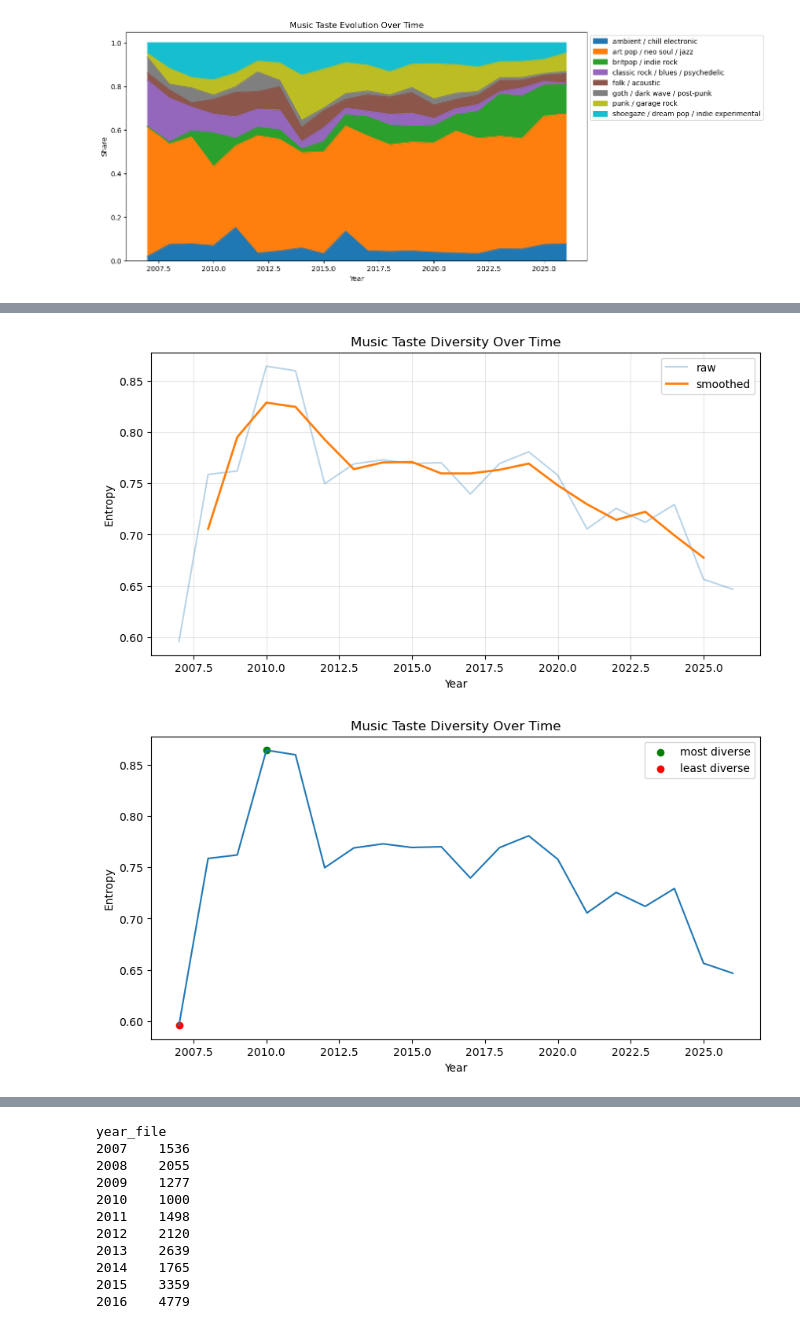
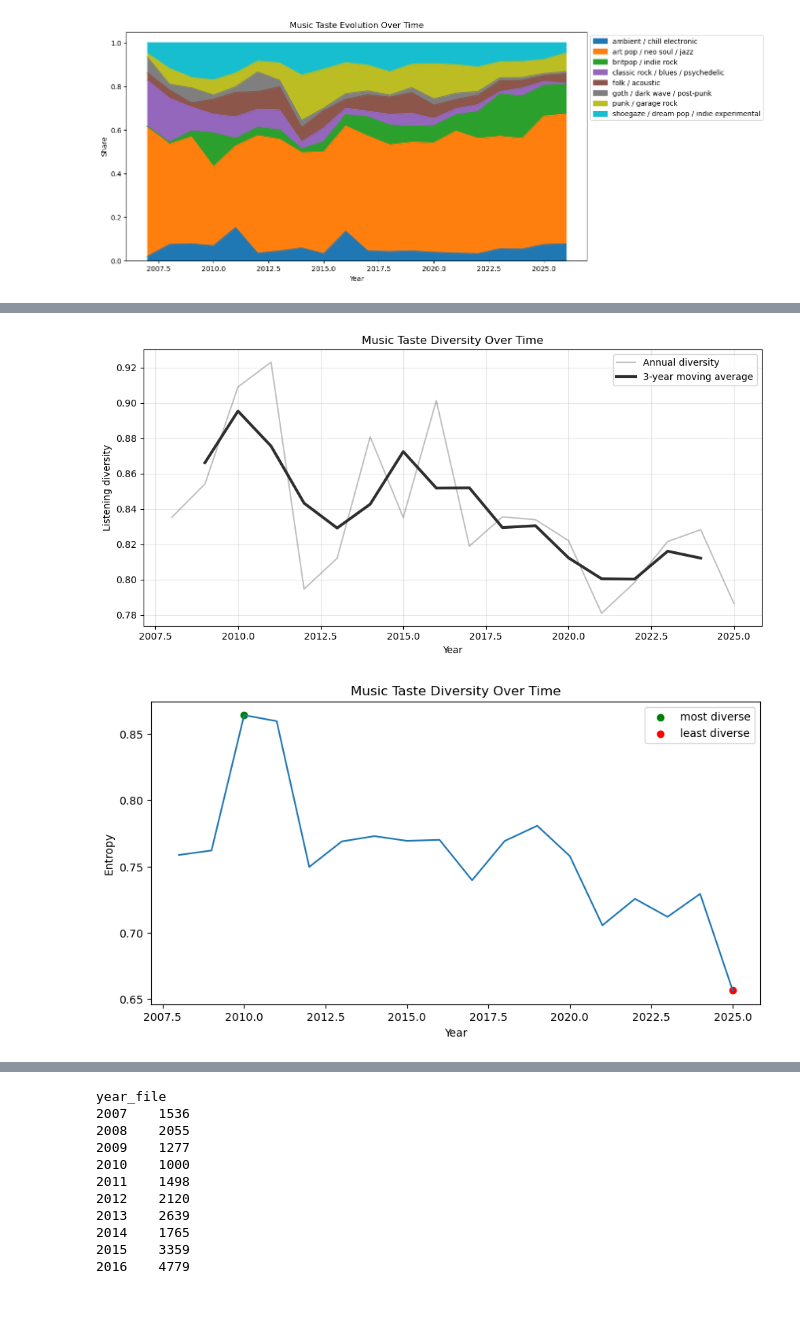
Before and after one commit to fredzell/music-mood-profiler, a Jupyter notebook: notebooks/06_lastfm_clusters_visualization_umap.ipynb, the cells around one changed output, grey strips where cells are left out. Drawn from its saved outputs; the diff is of its cells as text; code cells hidden in the pictures.

Commit message:
Updated charts

```diff
--- a/notebooks/06_lastfm_clusters_visualization_umap.ipynb
+++ b/notebooks/06_lastfm_clusters_visualization_umap.ipynb
@@ -137,35 +137,24 @@ model_df.head()
 | 2 | Incubus | Aqueous Transmission | 1199051161 | 2007 | incubus | aqueous transmission | [] | ['alternative rock' 'rock' 'alter... | ['american' 'indie' 'rock' 'alter... | ... |
 | 3 | Incubus | Under My Umbrella12DSGMS192 | 1199050947 | 2007 | incubus | under my umbrella | [] | ['alternative rock' 'rock' 'alter... | ['american' 'indie' 'rock' 'alter... | ... |
 | 4 | Incubus | Are You In11DSGMS192 | 1199050681 | 2007 | incubus | are you in | [] | ['alternative rock' 'rock' 'alter... | ['american' 'indie' 'rock' 'alter... | ... |
-# %%
-# Dominant mood per year
-
-mood_map = {
-    "ambient / chill electronic": "calm",
-    "art pop / neo soul / jazz": "smooth",
-    "britpop / indie rock": "nostalgic",
-    "classic rock / blues / psychedelic": "energetic",
-    "folk / acoustic": "soft",
-    "goth / dark wave / post-punk": "dark",
-    "punk / garage rock": "aggressive",
-    "shoegaze / dream pop / indie experimental": "dreamy"
-}
-
-model_df["mood_cluster"] = model_df["cluster_name"].map(mood_map)
+# %%
+# Years 2007 and 2026 are incomplete, so we will exclude them from the analysis
+analysis_df = model_df[
+    (model_df["year_file"] >= 2008)
+    & (model_df["year_file"] <= 2025)
+]
 # %%
-mood_counts = (
-    model_df.groupby(["year_file", "mood_cluster"])
+macro_counts = (
+    analysis_df
+    .groupby(["year_file", "macro_cluster_v2"])
     .size()
     .unstack(fill_value=0)
 )
-
-dominant_mood = mood_counts.idxmax(axis=1)
-# top2 = mood_counts.apply(lambda x: x.nlargest(2).index.tolist(), axis=1)
 # %%
 from scipy.stats import entropy
 import numpy as np
 
-mood_entropy = mood_counts.apply(lambda x: entropy(x), axis=1)
+macro_entropy = macro_counts.apply(entropy, axis=1)
 
-max_entropy = np.log(len(mood_counts.columns))
-mood_entropy_norm = mood_entropy / max_entropy
+max_entropy = np.log(len(macro_counts.columns))
+macro_entropy_norm = macro_entropy / max_entropy
@@ -189,20 +161,22 @@ plt.show()
 # %%
-mood_entropy_smooth = mood_entropy_norm.rolling(3, center=True).mean()
+METRIC_COLOR = "#2F2F2F"
+macro_entropy_smooth = macro_entropy_norm.rolling(3, center=True).mean()
 
 plt.figure(figsize=(10, 5))
 
-plt.plot(mood_entropy_norm.index, mood_entropy_norm.values, alpha=0.3, label="raw")
-plt.plot(mood_entropy_norm.index, mood_entropy_smooth, linewidth=2, label="smoothed")
+plt.plot(macro_entropy_norm.index, macro_entropy_norm.values, alpha=0.3, label="Annual diversity", color=METRIC_COLOR)
+plt.plot(macro_entropy_norm.index, macro_entropy_smooth, linewidth=3, label="3-year moving average", color=METRIC_COLOR)
 
 plt.legend()
 plt.title("Music Taste Diversity Over Time")
 plt.xlabel("Year")
-plt.ylabel("Entropy")
+plt.ylabel("Listening diversity")
 
 plt.grid(alpha=0.3)
+plt.tight_layout()
 plt.show()
 # %% [output]
-[figure, old version]
+[figure, new version]
 # %%
 plt.figure(figsize=(10, 5))
 
@@ -221,4 +195,4 @@ plt.ylabel("Entropy")
 
 plt.show()
 # %% [output]
-[figure, old version]
+[figure, new version]
```
Also changed, not shown: parts of 20 cells of this notebook.
